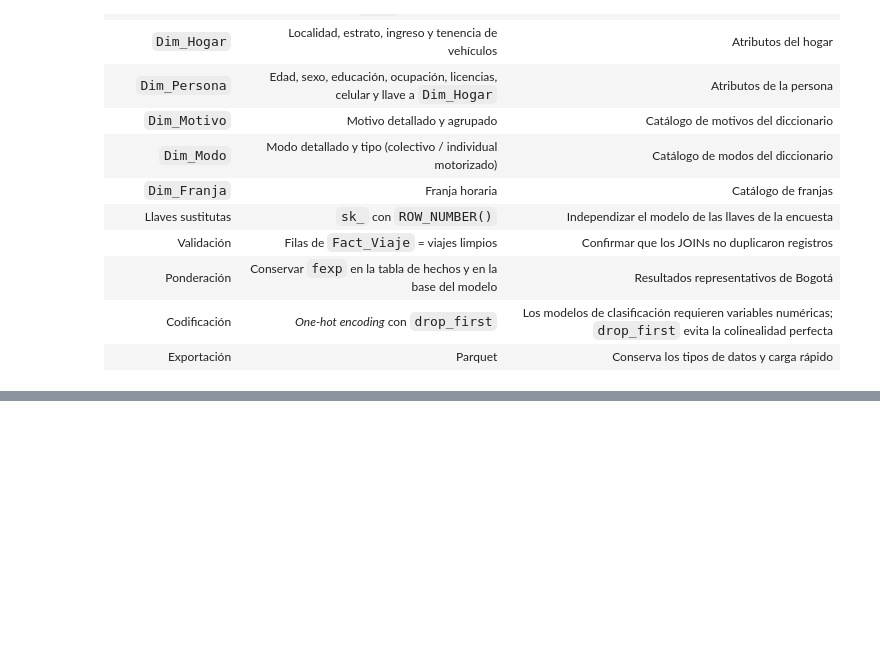
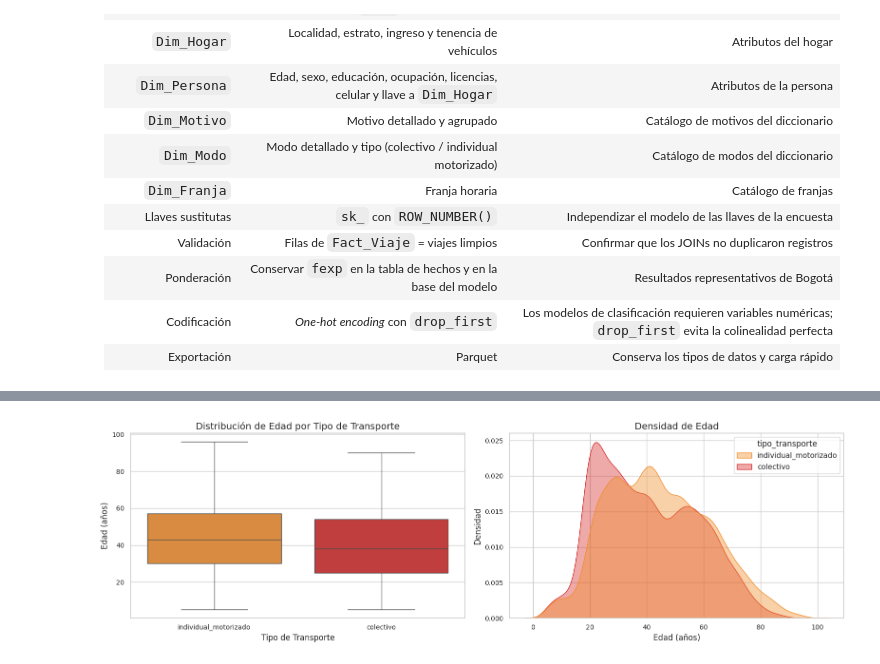
Before and after one commit to sara-munoz-5/analitica-movilidad-bogota, a Jupyter notebook: Entrega_2.ipynb, the cells around one changed output, grey strips where cells are left out. Drawn from its saved outputs; the diff is of its cells as text; code cells hidden in the pictures; blank space fills up the shorter version.

```diff
--- a/Entrega_2.ipynb
+++ b/Entrega_2.ipynb
@@ -1304,0 +1496,22 @@ con.execute("COPY (SELECT * FROM base_modelo) TO 'base_modelo.parquet' (FORMAT p
+# %%
+# 2. Distribución de Variables Numéricas (Edad)
+fig, axes = plt.subplots(1, 2, figsize=(16, 5))
+
+# Boxplot de Edad por Tipo de Transporte
+sns.boxplot(data=base_plot, x='tipo_transporte', y='edad',
+            hue='tipo_transporte', palette=colores_tipo, legend=False, ax=axes[0])
+axes[0].set_title('Distribución de Edad por Tipo de Transporte')
+axes[0].set_xlabel('Tipo de Transporte')
+axes[0].set_ylabel('Edad (años)')
+
+# Curva de densidad de Edad
+sns.kdeplot(data=base_plot, x='edad', hue='tipo_transporte', fill=True,
+            common_norm=False, palette=colores_tipo, alpha=0.4, ax=axes[1])
+axes[1].set_title('Densidad de Edad')
+axes[1].set_xlabel('Edad (años)')
+axes[1].set_ylabel('Densidad')
+
+plt.tight_layout()
+plt.show()
+# %% [output]
+[figure, added]
```
Also changed, not shown: parts of 27 cells of this notebook.
